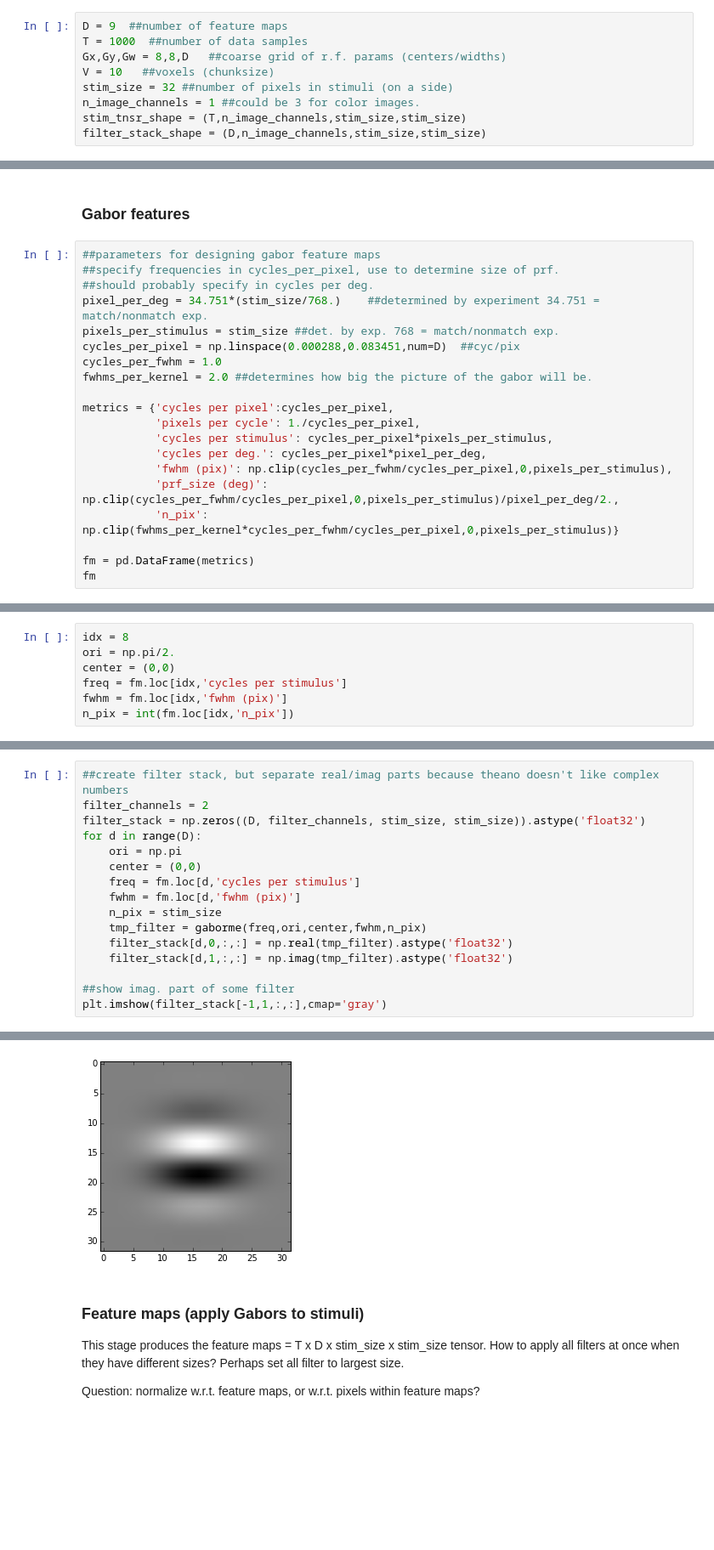
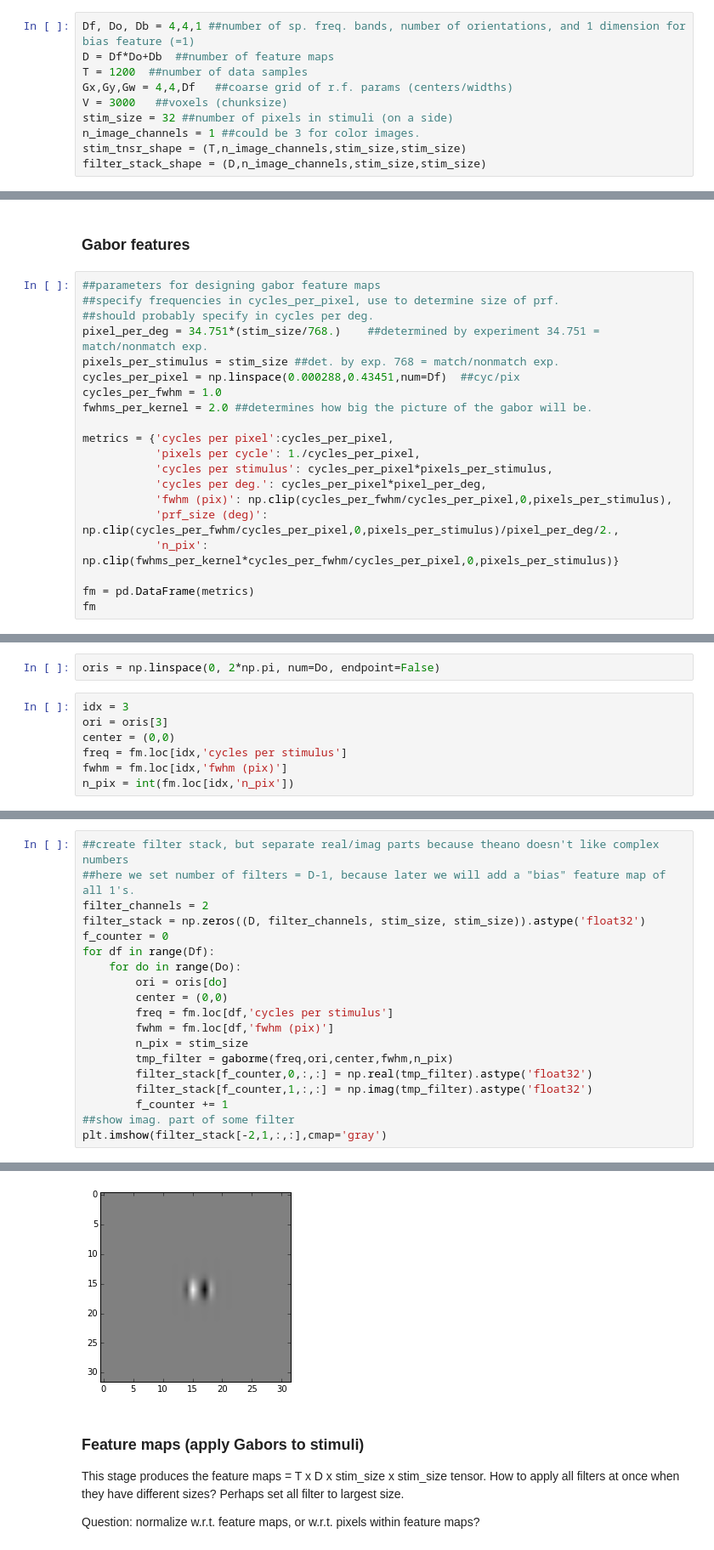
Before and after one commit to ChangdeDu/hrf_fitting, a Jupyter notebook: scripts/space_time_feature_separable_models.ipynb, the cells around one changed output, grey strips where cells are left out. Shown: that part at 85% size. Cells and saved outputs as stored; diff of their text form; blank space fills up the shorter version.

```diff
--- a/scripts/space_time_feature_separable_models.ipynb
+++ b/scripts/space_time_feature_separable_models.ipynb
@@ -44,10 +46,11 @@ Using gpu device 0: GeForce GTX 760
 # %% [markdown]
 ### Dimensions of the problem
 # %%
-D = 9  ##number of feature maps
-T = 1000  ##number of data samples
-Gx,Gy,Gw = 8,8,D   ##coarse grid of r.f. params (centers/widths)
-V = 10   ##voxels (chunksize)
+Df, Do, Db = 4,4,1 ##number of sp. freq. bands, number of orientations, and 1 dimension for bias feature (=1)
+D = Df*Do+Db  ##number of feature maps
+T = 1200  ##number of data samples
+Gx,Gy,Gw = 4,4,Df   ##coarse grid of r.f. params (centers/widths)
+V = 3000   ##voxels (chunksize)
 stim_size = 32 ##number of pixels in stimuli (on a side)
 n_image_channels = 1 ##could be 3 for color images.
 stim_tnsr_shape = (T,n_image_channels,stim_size,stim_size)
@@ -64,7 +78,7 @@ stimuli = np.random.rand(T,n_image_channels, stim_size,stim_size).astype('float3
 ##should probably specify in cycles per deg.
 pixel_per_deg = 34.751*(stim_size/768.)    ##determined by experiment 34.751 = match/nonmatch exp.
 pixels_per_stimulus = stim_size ##det. by exp. 768 = match/nonmatch exp.
-cycles_per_pixel = np.linspace(0.000288,0.083451,num=D)  ##cyc/pix
+cycles_per_pixel = np.linspace(0.000288,0.43451,num=Df)  ##cyc/pix
 cycles_per_fwhm = 1.0
 fwhms_per_kernel = 2.0 ##determines how big the picture of the gabor will be.
 
@@ -92,6 +101,8 @@ fm
+# %%
+oris = np.linspace(0, 2*np.pi, num=Do, endpoint=False)
 # %%
-idx = 8
-ori = np.pi/2.
+idx = 3
+ori = oris[3]
 center = (0,0)
 freq = fm.loc[idx,'cycles per stimulus']
 fwhm = fm.loc[idx,'fwhm (pix)']
@@ -106,22 +117,25 @@ print foo.shape
 # %%
 ##create filter stack, but separate real/imag parts because theano doesn't like complex numbers
+##here we set number of filters = D-1, because later we will add a "bias" feature map of all 1's.
 filter_channels = 2
 filter_stack = np.zeros((D, filter_channels, stim_size, stim_size)).astype('float32')
-for d in range(D):
-    ori = np.pi
-    center = (0,0)
-    freq = fm.loc[d,'cycles per stimulus']
-    fwhm = fm.loc[d,'fwhm (pix)']
-    n_pix = stim_size
-    tmp_filter = gaborme(freq,ori,center,fwhm,n_pix)
-    filter_stack[d,0,:,:] = np.real(tmp_filter).astype('float32')
-    filter_stack[d,1,:,:] = np.imag(tmp_filter).astype('float32')
-
+f_counter = 0
+for df in range(Df):
+    for do in range(Do):
+        ori = oris[do]
+        center = (0,0)
+        freq = fm.loc[df,'cycles per stimulus']
+        fwhm = fm.loc[df,'fwhm (pix)']
+        n_pix = stim_size
+        tmp_filter = gaborme(freq,ori,center,fwhm,n_pix)
+        filter_stack[f_counter,0,:,:] = np.real(tmp_filter).astype('float32')
+        filter_stack[f_counter,1,:,:] = np.imag(tmp_filter).astype('float32')
+        f_counter += 1
 ##show imag. part of some filter
-plt.imshow(filter_stack[-1,1,:,:],cmap='gray')
+plt.imshow(filter_stack[-2,1,:,:],cmap='gray')
 # %% [output]
 <matplotlib.image.AxesImage at 0x...>
-[figure, old version]
+[figure, new version]
 # %% [markdown]
 ### Feature maps (apply Gabors to stimuli)
 This stage produces the feature maps =  T x D x stim_size x stim_size tensor.
```
Also changed, not shown: parts of 47 cells of this notebook, 1 other file.
